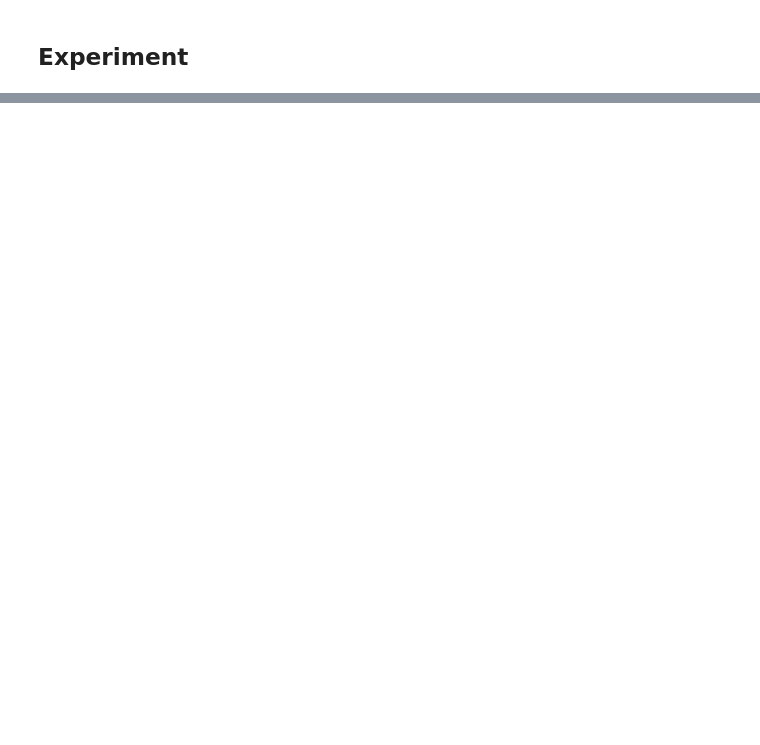
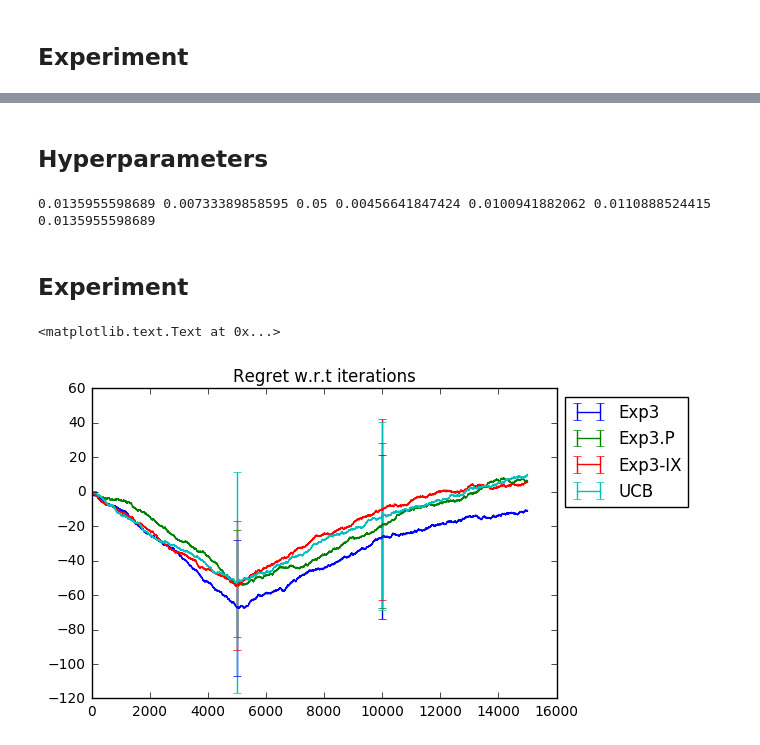
Before and after one commit to NicolasSchreuder/AdversarialBandit, a Jupyter notebook: 2 switching bandits.ipynb, the cells around one changed output, grey strips where cells are left out. Cells and saved outputs as stored; diff of their text form; code cells hidden in the pictures; blank space fills up the shorter version.

Commit message:
2 bandits experiments

```diff
--- a/2 switching bandits.ipynb
+++ b/2 switching bandits.ipynb
@@ -118,0 +140,6 @@ plt.legend([1, 2])
+# %%
+#best arm cumulated reward
+best_cumsum = [0.49 * t for t in range(1, T2 + 1)]
+best_cumsum += [0.49 * T2 + 0.505 * (t -  T2) for t in range(T2 + 1, T + 1)]
+# %% [markdown]
+## Hyperparameters
@@ -118,0 +157,49 @@ plt.legend([1, 2])
+# %%
+print(eta_exp3, gamma_exp3, delta, eta_exp3P, gamma_exp3P, beta, eta_exp3IX)
+# %% [output]
+0.0135955598689 0.00733389858595 0.05 0.00456641847424 0.0100941882062 0.0110888524415 0.0135955598689
+# %% [markdown]
+## Experiment
+# %%
+nb_iter = 50
+Weights = np.zeros((3, T, K))
+Rewards = np.zeros((nb_iter, 4, T))
+Prob = np.zeros((3, T, K))
+nb_iter = 50
+
+for i in range(nb_iter):
+    #run 4 algorithms
+    rew, weights_exp, proba_hist_exp3 = exp3_Bianchi(MAB_simple, T, eta_exp3, gamma=gamma_exp3)
+    rew_P, weights_expP, proba_hist_expP = exp3P_Bianchi(MAB_simple, T, beta=beta, gamma=gamma_exp3P, eta=eta_exp3P)
+    rew_IX, weights_expIX, proba_hist_expIX = exp3_IX(MAB_simple, T, eta_exp3IX, gamma=eta_exp3IX / 2)
+    rew_UCB, _ = UCB1(MAB_simple, T, rho=0.2)
+    #calculate cumulated reward
+    rewUCB_cumsum = np.cumsum(rew_UCB)
+    rew_cumsum = np.cumsum(rew)
+    rewP_cumsum = np.cumsum(rew_P)
+    rewIX_cumsum = np.cumsum(rew_IX)
+    #save cumulated rewards, weights and probability distribution
+    Rewards[i] = [rew_cumsum, rewP_cumsum, rewIX_cumsum, rewUCB_cumsum]
+    Weights += [weights_exp, weights_expP, weights_expIX]
+    Prob += [proba_hist_exp3, proba_hist_expP, proba_hist_expIX]
+# calculate statistics
+Rewards_cum = np.mean(Rewards, axis=0)
+Rewards_std = np.std(Rewards, axis=0)
+Weights /= nb_iter
+Prob /= nb_iter
+# %%
+#cumulated rewards with std plot
+plt.errorbar(np.arange(T), best_cumsum - Rewards_cum[0], Rewards_std[0], errorevery=5000, label="Exp3")
+plt.errorbar(np.arange(T), best_cumsum - Rewards_cum[1], Rewards_std[1], errorevery=5000, label="Exp3.P")
+plt.errorbar(np.arange(T), best_cumsum - Rewards_cum[2], Rewards_std[2], errorevery=5000, label="Exp3-IX")
+plt.errorbar(np.arange(T), best_cumsum - Rewards_cum[3], Rewards_std[3], errorevery=5000, label="UCB")
+delta = 0.05
+#0.95 bound for Exp3-IX
+if False:
+    plt.plot([2 * np.sqrt(K * t * np.log(K)) + (np.sqrt(2 * K * t / (log(K))) + 1) * log(2 / delta) for t in range(1, T + 1)], label="0.95 Exp3-IX probability bound")
+    plt.plot([5.15 * np.sqrt(t * K / np.log(K / delta)) for t in range(T)], label="Exp3.P 0.95 probability bound")
+plt.legend(loc="upper left", bbox_to_anchor=(1., 1.))
+plt.title("Regret w.r.t iterations")
+# %% [output]
+<matplotlib.text.Text at 0x...>
+[figure, added]
```
Also changed, not shown: parts of 25 cells of this notebook.
